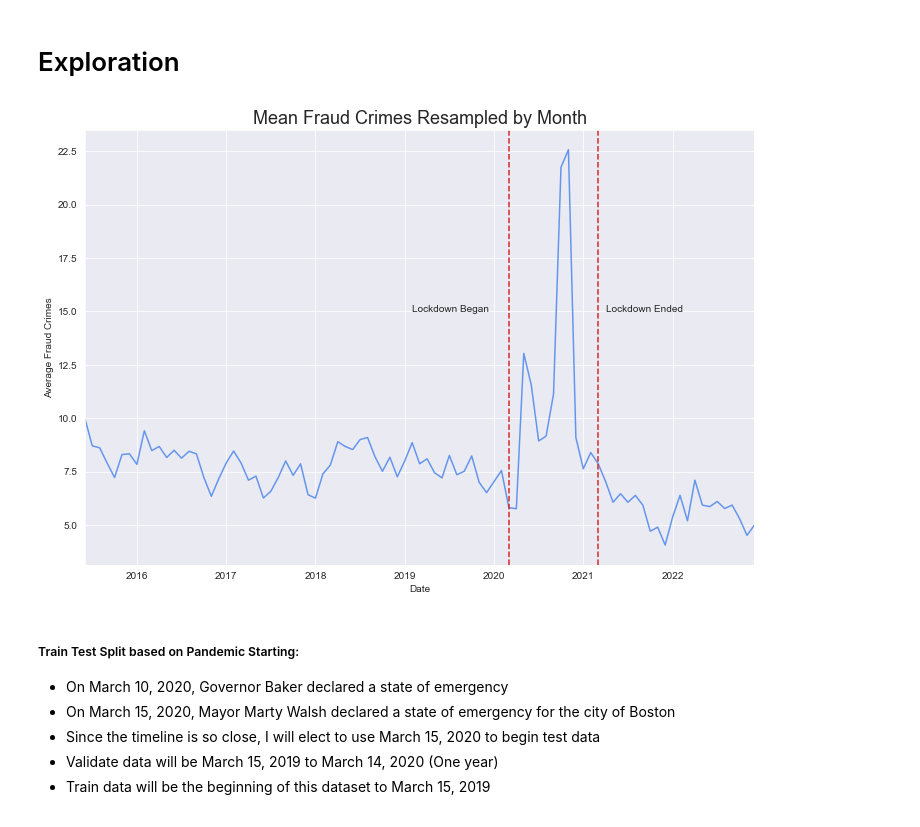
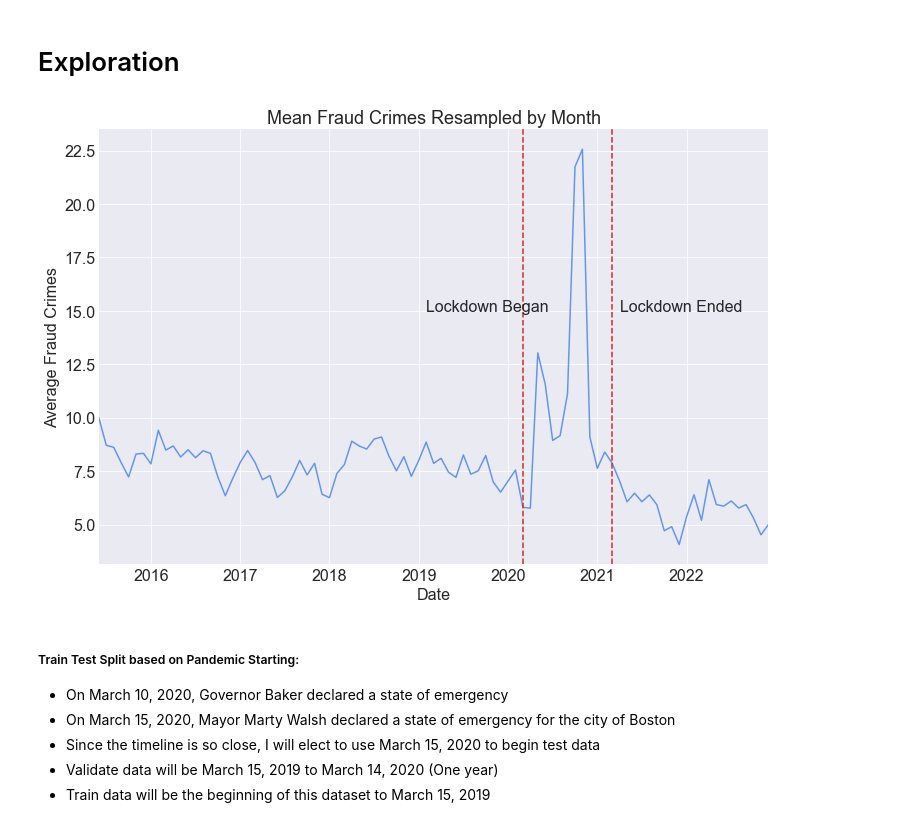
Before and after one commit to cristinalucin/boston-crime-data-project, a Jupyter notebook: Final Project Notebook.ipynb, the cells around one changed output. Drawn from its saved outputs; the diff is of its cells as text; code cells hidden in the pictures.

```diff
--- a/Final Project Notebook.ipynb
+++ b/Final Project Notebook.ipynb
@@ -24,6 +24,10 @@ import explore as e
 #warnings
 import warnings
 warnings.filterwarnings('ignore')
+# plotting defaults
+plt.rc('figure', figsize=(12, 8))
+plt.style.use('seaborn-darkgrid')
+plt.rc('font', size=16)
 # %% [markdown]
 # Aquire
 * Data aquired from data.boston.gov 'Crime Incident Reports as .CSV files by year
@@ -154,10 +158,9 @@ memory usage: 2.9+ MB
 # Exploration
 # %%
 ##Resample by month to visualize 2015-2022 fraud crimes
-sns.set_style("darkgrid")
 e.monthly_fraud_viz(fraud_df)
 # %% [output]
-[figure, old version]
+[figure, new version]
 # %% [markdown]
 ##### Train Test Split based on Pandemic Starting:
 * On March 10, 2020, Governor Baker declared a state of emergency
```
Also changed, not shown: parts of 2 cells of this notebook, 2 other files.
